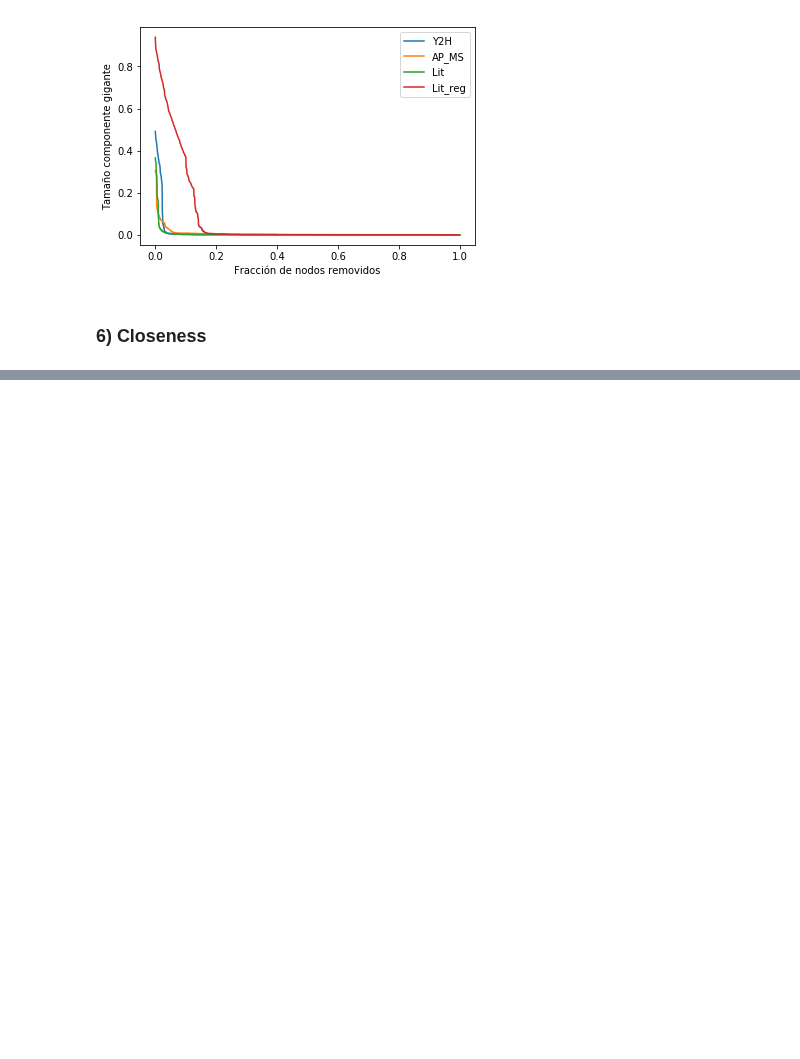
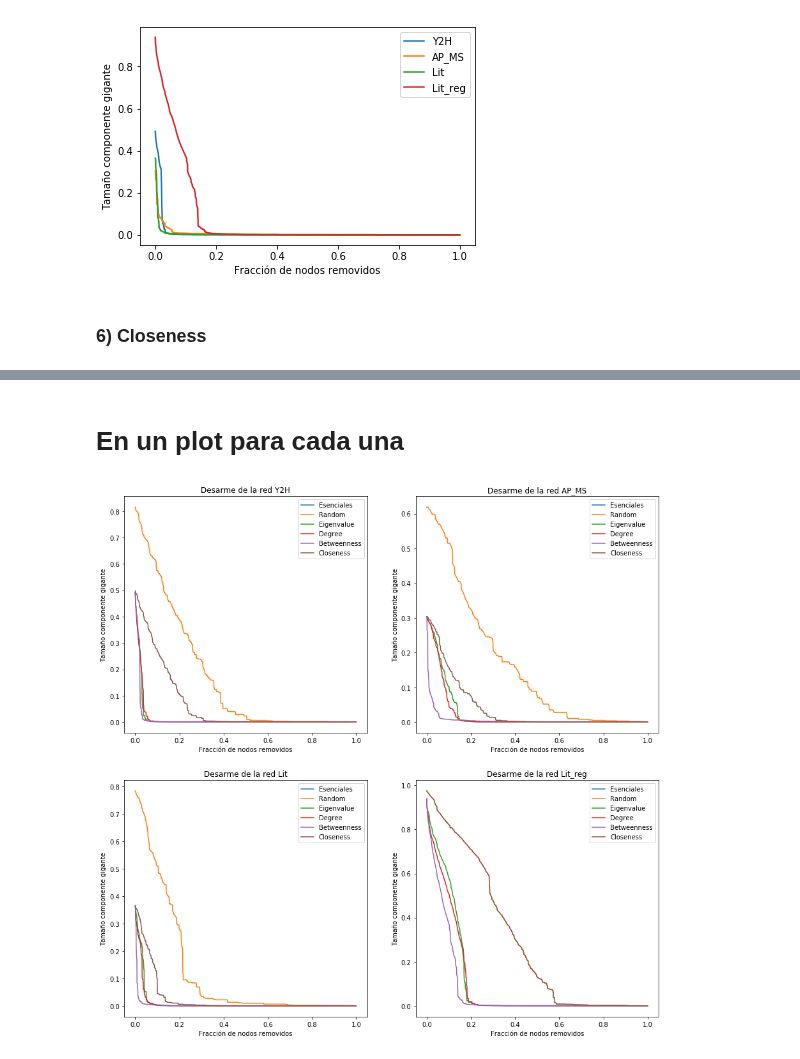
Before and after one commit to LunaKadysz/Redes, a Jupyter notebook: TPC_03/TPC_03.ipynb, the cells around one changed output, grey strips where cells are left out. Drawn from its saved outputs; the diff is of its cells as text; code cells hidden in the pictures; blank space fills up the shorter version.

```diff
--- a/TPC_03/TPC_03.ipynb
+++ b/TPC_03/TPC_03.ipynb
@@ -546,0 +549,38 @@ La red Lit_reg tardó 144.59s
+# %% [markdown]
+# En un plot para cada una
+# %%
+f, ax = plt.subplots(2, 2, figsize=(15,15))
+ax = ax.flatten()
+
+for i,red in enumerate(redes_dict.keys()):
+#esen
+    ax[i].plot(x_esen[red], y_esen[red], label = 'Esenciales')
+
+#rand
+    y = y_rand[red] / times
+    cant_nodos = redes_dict[red]['Nodos']
+    x = [x / cant_nodos for x in range(0, len(y))]
+
+    ax[i].plot(x, y, label = 'Random')
+
+#eigen
+    ax[i].plot(x_eigen[red], y_eigen[red], label = 'Eigenvalue')
+
+#degree
+    ax[i].plot(x_deg[red], y_deg[red], label = 'Degree')
+
+#Betweenness
+    ax[i].plot(x_bet[red], y_bet[red], label = 'Betweenness')
+
+#Closeness
+    ax[i].plot(x_clos[red], y_clos[red], label = 'Closeness')
+
+    ax[i].legend()
+    ax[i].set_title(f'Desarme de la red {red}')
+    ax[i].set_xlabel("Fracción de nodos removidos")
+    ax[i].set_ylabel("Tamaño componente gigante")
+    plt.grid()
+plt.savefig(f'{red}.png')
+plt.show()
+# %% [output]
+[figure, added]
```
Also changed, not shown: parts of 8 cells of this notebook.
